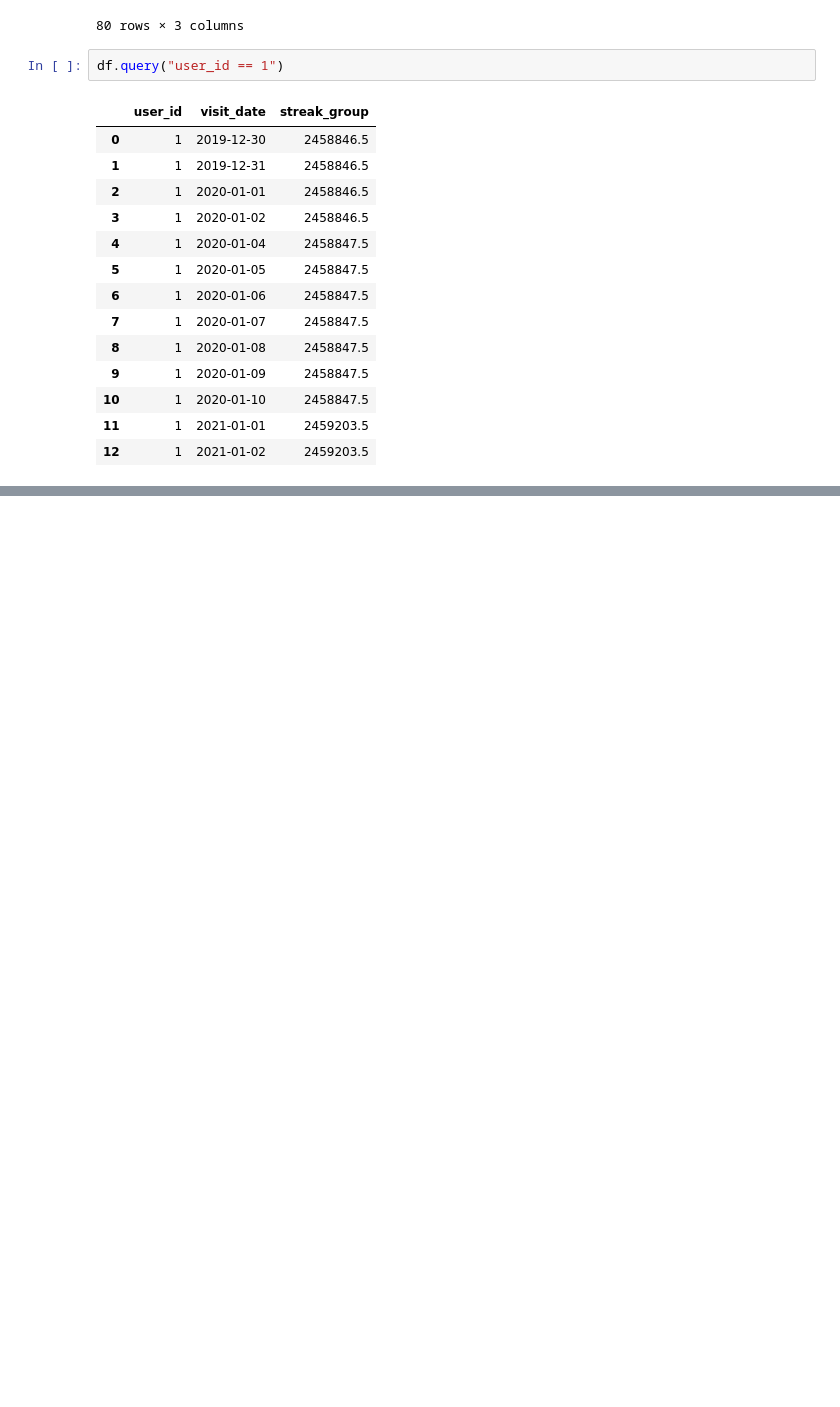
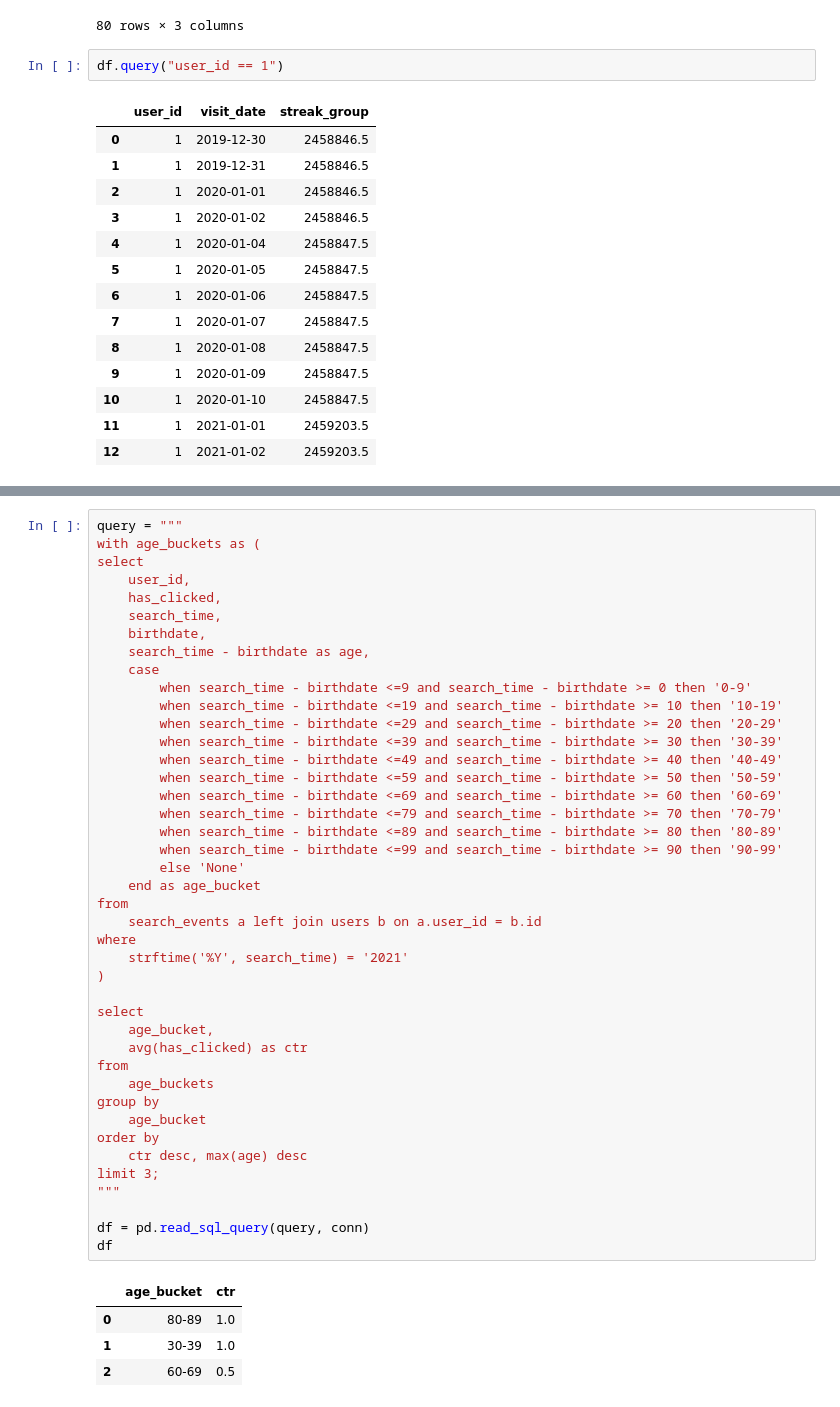
Before and after one commit to AnandThirwani8/Data_Wrangling, a Jupyter notebook: 06_SQL_15_day_Challenge.ipynb, the cells around one changed output, grey strips where cells are left out. Saved outputs shown, nothing was run; the diff lists cells and outputs as text; blank space fills up the shorter version.

```diff
--- a/06_SQL_15_day_Challenge.ipynb
+++ b/06_SQL_15_day_Challenge.ipynb
@@ -1098,0 +1172,47 @@ df.query("user_id == 1")
+# %%
+query = """
+with age_buckets as (
+select
+    user_id,
+    has_clicked,
+    search_time,
+    birthdate,
+    search_time - birthdate as age,
+    case
+        when search_time - birthdate <=9 and search_time - birthdate >= 0 then '0-9'
+        when search_time - birthdate <=19 and search_time - birthdate >= 10 then '10-19'
+        when search_time - birthdate <=29 and search_time - birthdate >= 20 then '20-29'
+        when search_time - birthdate <=39 and search_time - birthdate >= 30 then '30-39'
+        when search_time - birthdate <=49 and search_time - birthdate >= 40 then '40-49'
+        when search_time - birthdate <=59 and search_time - birthdate >= 50 then '50-59'
+        when search_time - birthdate <=69 and search_time - birthdate >= 60 then '60-69'
+        when search_time - birthdate <=79 and search_time - birthdate >= 70 then '70-79'
+        when search_time - birthdate <=89 and search_time - birthdate >= 80 then '80-89'
+        when search_time - birthdate <=99 and search_time - birthdate >= 90 then '90-99'
+        else 'None'
+    end as age_bucket
+from
+    search_events a left join users b on a.user_id = b.id
+where
+    strftime('%Y', search_time) = '2021'
+)
+
+select
+    age_bucket,
+    avg(has_clicked) as ctr
+from
+    age_buckets
+group by
+    age_bucket
+order by
+    ctr desc, max(age) desc
+limit 3;
+"""
+
+df = pd.read_sql_query(query, conn)
+df
+# %% [output]
+|  | age_bucket | ctr |
+| 0 | 80-89 | 1.0 |
+| 1 | 30-39 | 1.0 |
+| 2 | 60-69 | 0.5 |
```
Also changed, not shown: parts of 15 cells of this notebook, 1 other file.
